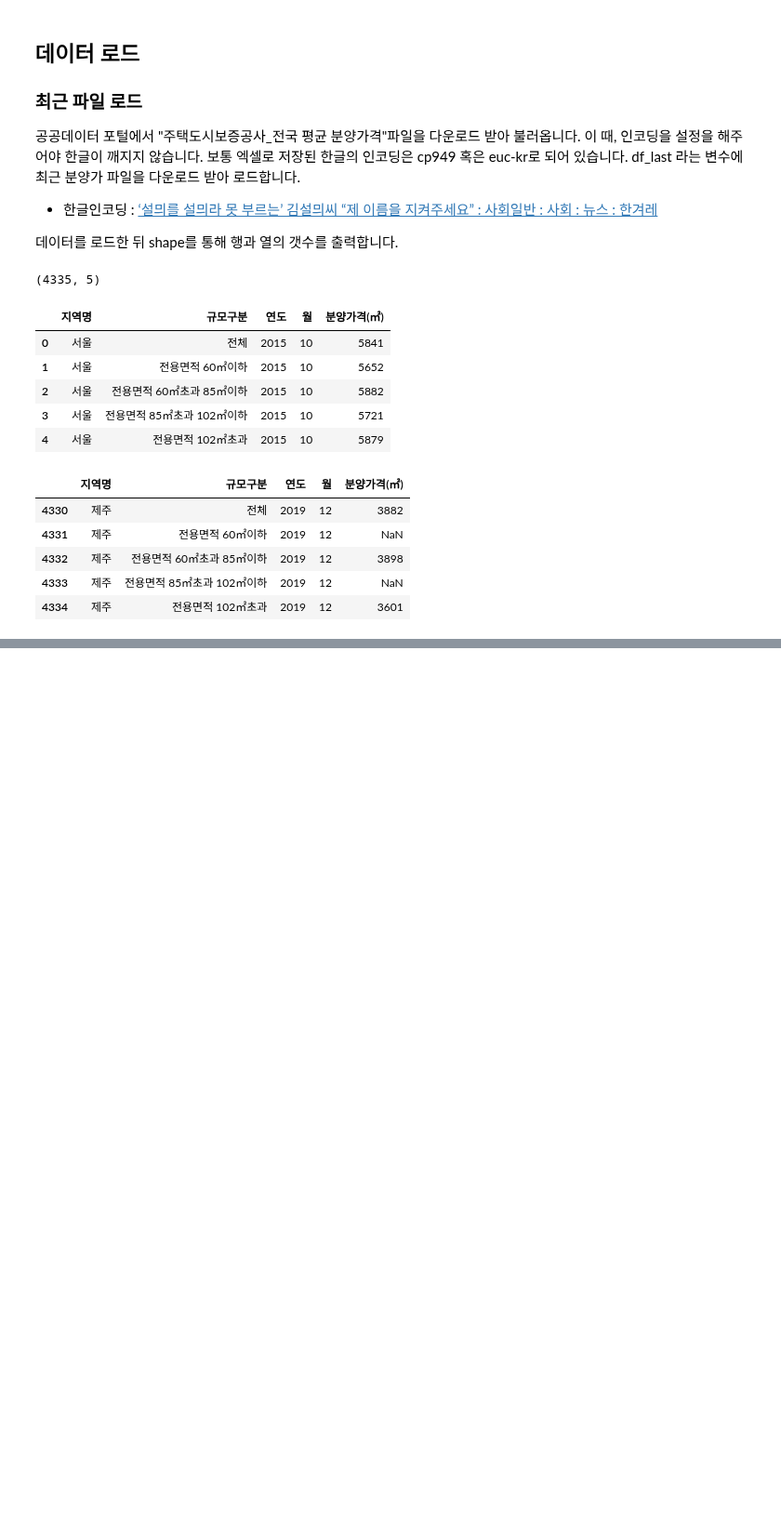
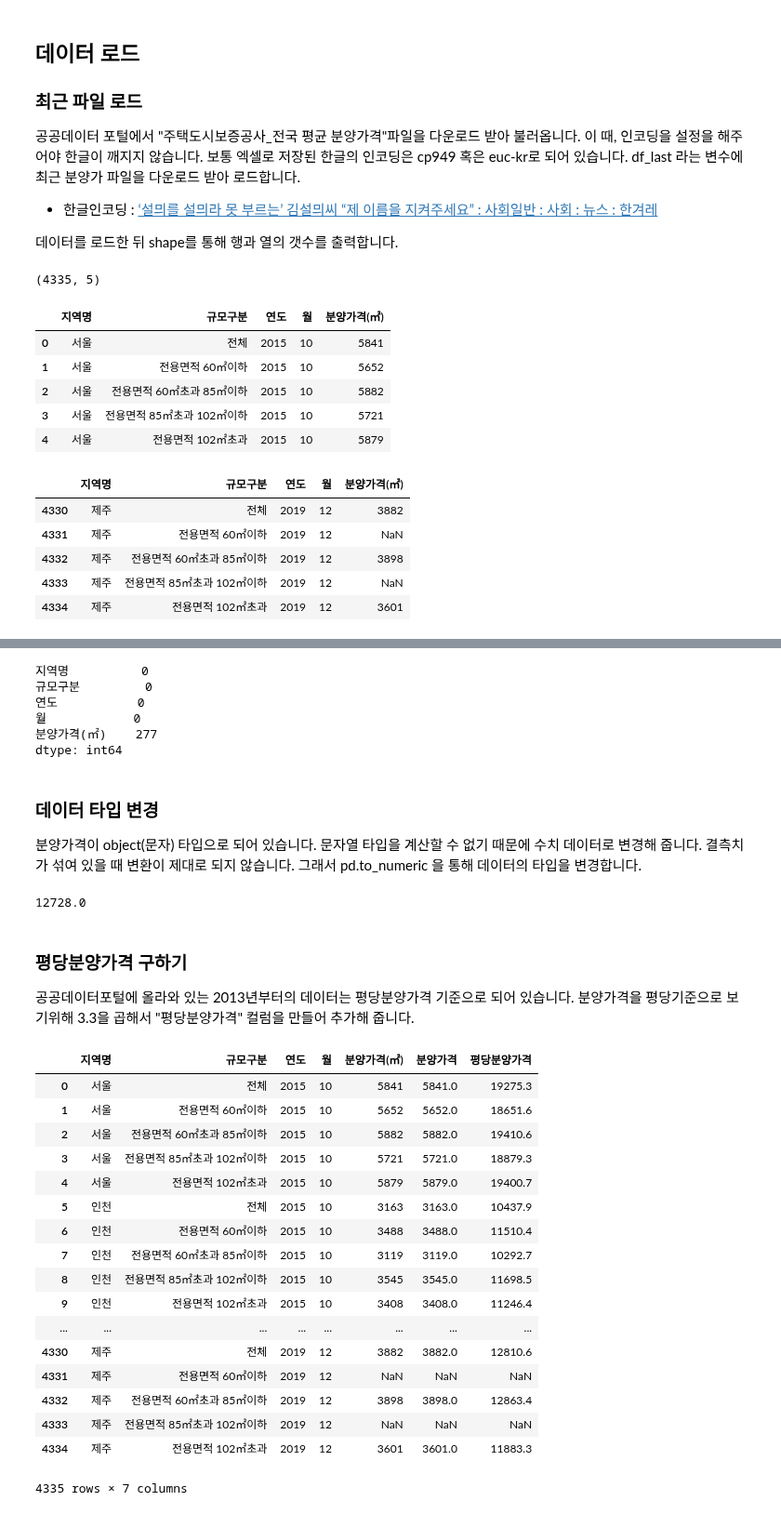
Before and after one commit to neverlish/Learned, a Jupyter notebook: data/inflearn-public-data-python/01-apt-price.ipynb, the cells around one changed output, grey strips where cells are left out. Shown at 93% size. Saved outputs shown, nothing was run; the diff lists cells and outputs as text; code cells hidden in the pictures; blank space fills up the shorter version.

Commit message:
1 - 04 데이터전처리 - 결측치 보기와 분양가격 데이터 타입을 수치형태로 변경하기

```diff
--- a/data/inflearn-public-data-python/01-apt-price.ipynb
+++ b/data/inflearn-public-data-python/01-apt-price.ipynb
@@ -68,0 +141,45 @@ df_last.tail()
+# %%
+# isnull 을 통해 결측치를 구합니다.
+
+df_last.isnull().sum()
+# %% [output]
+지역명          0
+규모구분         0
+연도           0
+월            0
+분양가격(㎡)    277
+dtype: int64
+# %% [markdown]
+### 데이터 타입 변경
+분양가격이 object(문자) 타입으로 되어 있습니다. 문자열 타입을 계산할 수 없기 때문에 수치 데이터로 변경해 줍니다. 결측치가 섞여 있을 때 변환이 제대로 되지 않습니다. 그래서 pd.to_numeric 을 통해 데이터의 타입을 변경합니다.
+# %%
+df_last["분양가격"] = pd.to_numeric(df_last[u'분양가격(㎡)'], errors='coerce')
+df_last["분양가격"].max()
+# %% [output]
+12728.0
+# %% [markdown]
+### 평당분양가격 구하기
+공공데이터포털에 올라와 있는 2013년부터의 데이터는 평당분양가격 기준으로 되어 있습니다.
+분양가격을 평당기준으로 보기위해 3.3을 곱해서 "평당분양가격" 컬럼을 만들어 추가해 줍니다.
+# %%
+df_last["평당분양가격"] = df_last["분양가격"] * 3.3
+df_last
+# %% [output]
+|  | 지역명 | 규모구분 | 연도 | 월 | 분양가격(㎡) | 분양가격 | 평당분양가격 |
+| 0 | 서울 | 전체 | 2015 | 10 | 5841 | 5841.0 | 19275.3 |
+| 1 | 서울 | 전용면적 60㎡이하 | 2015 | 10 | 5652 | 5652.0 | 18651.6 |
+| 2 | 서울 | 전용면적 60㎡초과 85㎡이하 | 2015 | 10 | 5882 | 5882.0 | 19410.6 |
+| 3 | 서울 | 전용면적 85㎡초과 102㎡이하 | 2015 | 10 | 5721 | 5721.0 | 18879.3 |
+| 4 | 서울 | 전용면적 102㎡초과 | 2015 | 10 | 5879 | 5879.0 | 19400.7 |
+| 5 | 인천 | 전체 | 2015 | 10 | 3163 | 3163.0 | 10437.9 |
+| 6 | 인천 | 전용면적 60㎡이하 | 2015 | 10 | 3488 | 3488.0 | 11510.4 |
+| 7 | 인천 | 전용면적 60㎡초과 85㎡이하 | 2015 | 10 | 3119 | 3119.0 | 10292.7 |
+| 8 | 인천 | 전용면적 85㎡초과 102㎡이하 | 2015 | 10 | 3545 | 3545.0 | 11698.5 |
+| 9 | 인천 | 전용면적 102㎡초과 | 2015 | 10 | 3408 | 3408.0 | 11246.4 |
+| ... | ... | ... | ... | ... | ... | ... | ... |
+| 4330 | 제주 | 전체 | 2019 | 12 | 3882 | 3882.0 | 12810.6 |
+| 4331 | 제주 | 전용면적 60㎡이하 | 2019 | 12 | NaN | NaN | NaN |
+| 4332 | 제주 | 전용면적 60㎡초과 85㎡이하 | 2019 | 12 | 3898 | 3898.0 | 12863.4 |
+| 4333 | 제주 | 전용면적 85㎡초과 102㎡이하 | 2019 | 12 | NaN | NaN | NaN |
+| 4334 | 제주 | 전용면적 102㎡초과 | 2019 | 12 | 3601 | 3601.0 | 11883.3 |
+4335 rows × 7 columns
```
Also changed, not shown: parts of 9 cells of this notebook.
